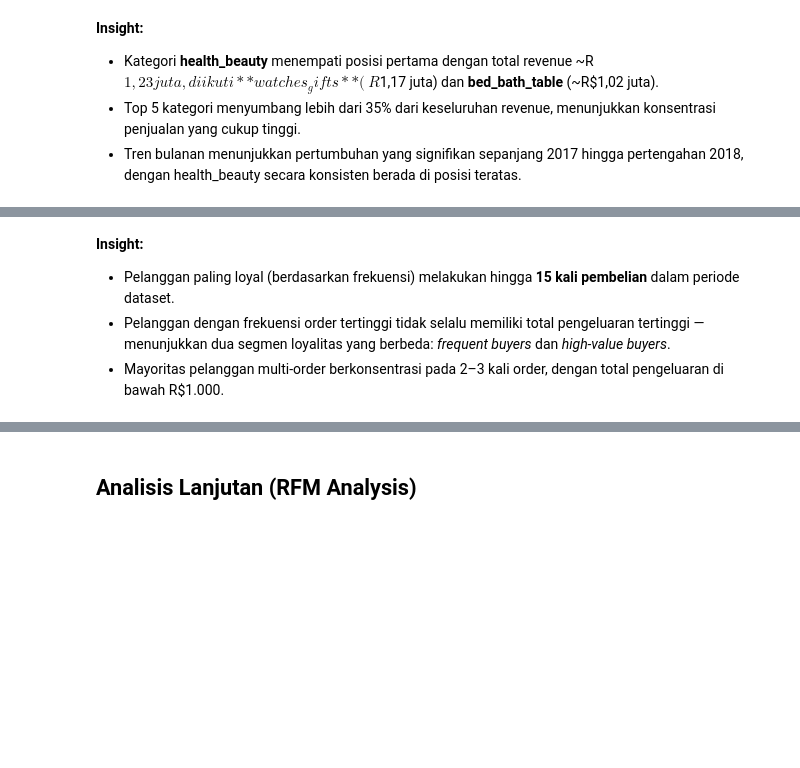
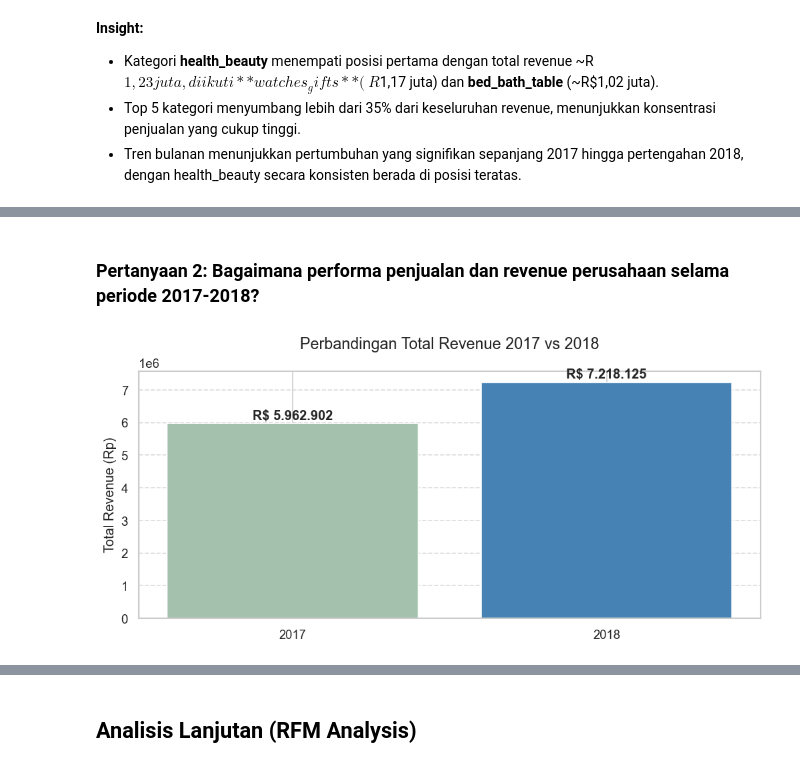
Before and after one commit to nisajamalia/Dashboard-Submission-DBS, a Jupyter notebook: notebook.ipynb, the cells around one changed output, grey strips where cells are left out. Cells and saved outputs as stored; diff of their text form; code cells hidden in the pictures; blank space fills up the shorter version.

```diff
--- a/notebook.ipynb
+++ b/notebook.ipynb
@@ -402,5 +290,26 @@ plt.show()
-# %% [markdown]
-**Insight:**
-- Pelanggan paling loyal (berdasarkan frekuensi) melakukan hingga **15 kali pembelian** dalam periode dataset.
-- Pelanggan dengan frekuensi order tertinggi tidak selalu memiliki total pengeluaran tertinggi — menunjukkan dua segmen loyalitas yang berbeda: *frequent buyers* dan *high-value buyers*.
-- Mayoritas pelanggan multi-order berkonsentrasi pada 2–3 kali order, dengan total pengeluaran di bawah R$1.000.
+# %% [markdown]
+### Pertanyaan 2: Bagaimana performa penjualan dan revenue perusahaan selama periode 2017-2018?
+# %%
+df_main['order_year'] = df_main['order_purchase_timestamp'].dt.year
+df_yearly = df_main[df_main['order_year'].isin([2017, 2018])]
+# %%
+revenue_comparison = df_yearly.groupby(['order_year', 'product_category_name_english'])['price'].sum().reset_index()
+# %%
+pivot_revenue = revenue_comparison.pivot(index='product_category_name_english', columns='order_year', values='price').fillna(0)
+pivot_revenue['revenue_growth'] = pivot_revenue[2018] - pivot_revenue[2017]
+pivot_revenue = pivot_revenue.sort_values(by='revenue_growth', ascending=False)
+# %%
+total_rev_2017 = pivot_revenue[2017].sum()
+total_rev_2018 = pivot_revenue[2018].sum()
+plt.figure(figsize=(10, 4))
+colors = ['#A3C1AD', '#4682B4']
+bars = plt.bar(['2017', '2018'], [total_rev_2017, total_rev_2018], color=colors)
+for bar in bars:
+    yval = bar.get_height()
+    plt.text(bar.get_x() + bar.get_width()/2, yval + 50000, f'R$ {yval:,.0f}'.replace(',', '.'), ha='center', va='bottom', fontweight='bold')
+plt.title('Perbandingan Total Revenue 2017 vs 2018', fontsize=14, pad=20)
+plt.ylabel('Total Revenue (Rp)', fontsize=12)
+plt.grid(axis='y', linestyle='--', alpha=0.7)
+plt.show()
+# %% [output]
+[figure, added]
```
Also changed, not shown: parts of 4 cells of this notebook, 1 other file.
